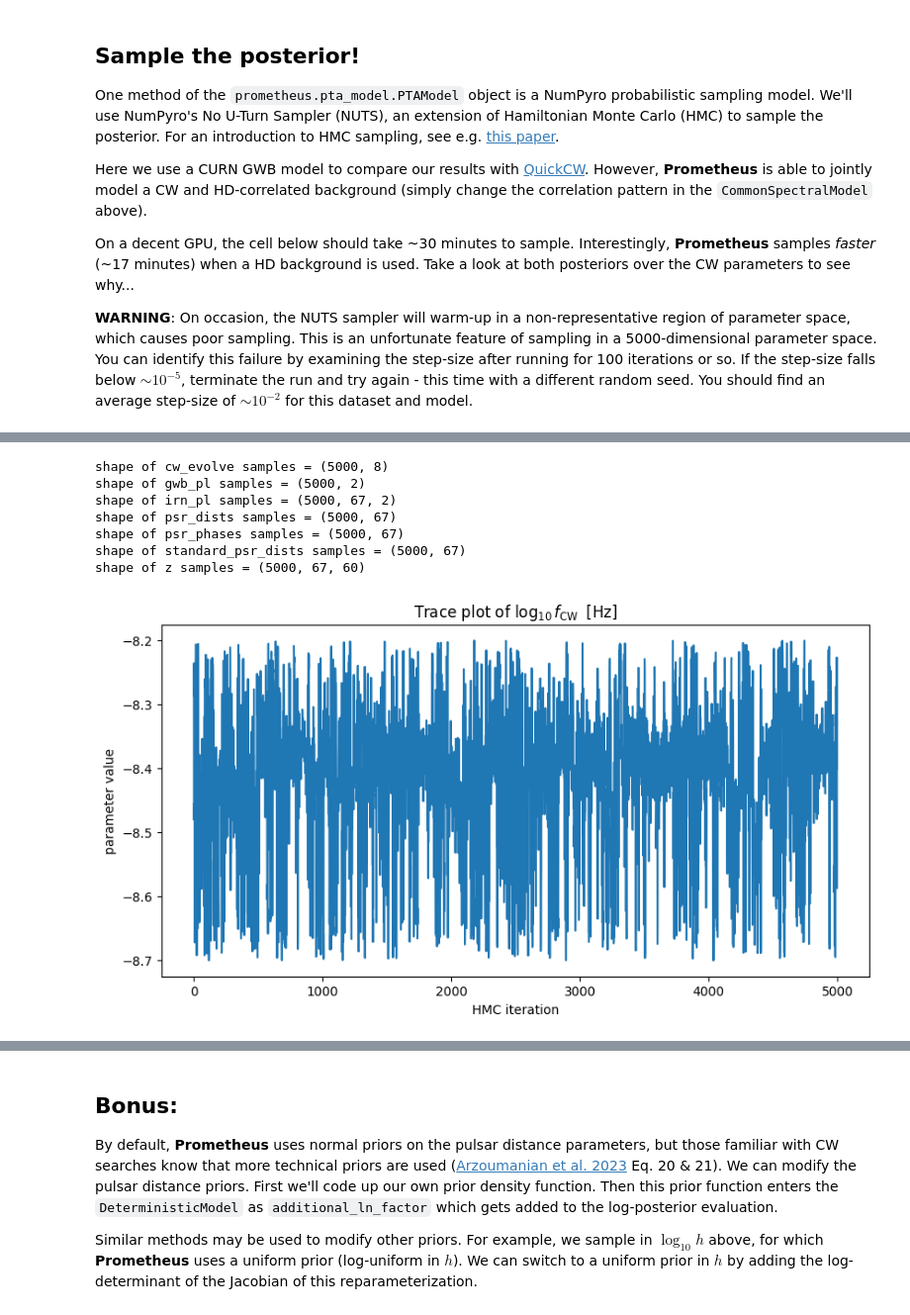
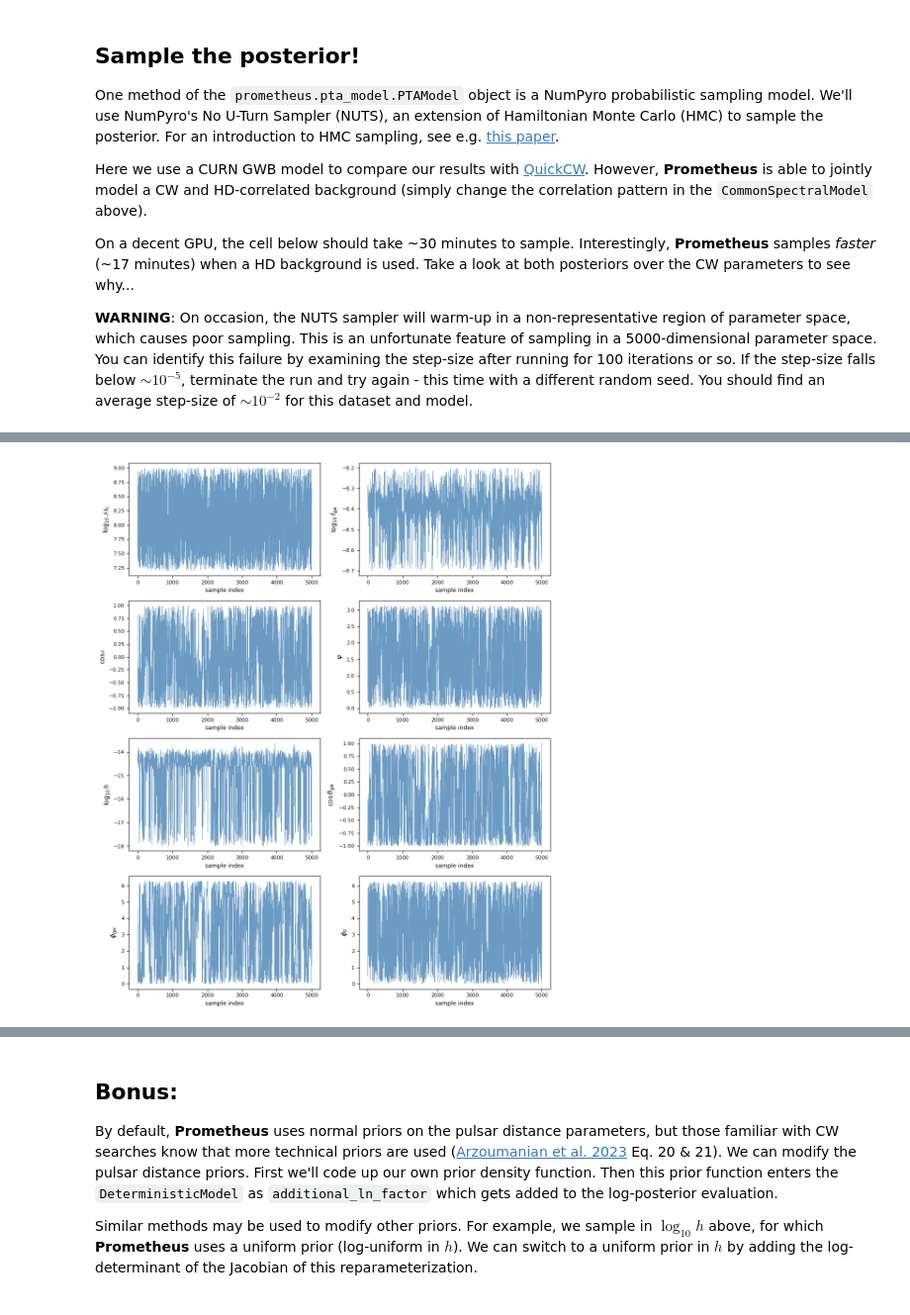
Before and after one commit to XGI-MSU/prometheus, a Jupyter notebook: examples/cw_pe.ipynb, the cells around one changed output, grey strips where cells are left out. Shown at 99% size. Cells and saved outputs as stored; diff of their text form; code cells hidden in the pictures.

```diff
--- a/examples/cw_pe.ipynb
+++ b/examples/cw_pe.ipynb
@@ -127,7 +75,7 @@ Advanced users need not adhere to the two-spectral-model-requirement above. Inst
 # we'll model the pulsar noise with a power law
 # the IndependentSpectralModel automatically applies this model to
 # every pulsar in the array independently
-psr_model = IndependentSpectralModel(name='irn_pl',
+psr_model = IndependentSpectralModel(name='psr_params',
                                      get_phi_diag_func=spectra.power_law,
                                      parameter_bounds=[[-20., -10.], # log_amp bounds
                                                        [0., 7.]],    # spectral index bounds
@@ -135,7 +83,7 @@ psr_model = IndependentSpectralModel(name='irn_pl',
 
 # model the GWB with a power law (no inter-pulsar correlations)
 # also specify the number of frequency bins used in the GWB model
-gwb_model = CommonSpectralModel(name='gwb_pl',
+gwb_model = CommonSpectralModel(name='gwb_params',
                                     get_phi_diag_func=spectra.power_law,
                                     parameter_bounds=[[-20., -10.], # log_amp bounds
                                                         [0., 7.]],    # spectral index bounds
@@ -153,14 +101,14 @@ We will use the evolving CW model to compare **Prometheus** and [QuickCW](https:
 # %%
 # the minimum/maximum values of the source parameters described above
 # the pulsar distance and phase parameters are sampled automatically
-cw_source_mins = np.array([7.2, -8.7, -1., 0, -18., -1., 0., 0.])
-cw_source_maxs = np.array([10., -8.2, 1., np.pi, -12., 1., 2. * np.pi, 2. * np.pi])
-cw_parameter_bounds = np.array([cw_source_mins, cw_source_maxs]).T
+cw_param_mins = np.array([7.2, -8.7, -1., 0, -18., -1., 0., 0.])
+cw_param_maxs = np.array([9., -8.2, 1., np.pi, -12., 1., 2. * np.pi, 2. * np.pi])
+cw_parameter_bounds = np.array([cw_param_mins, cw_param_maxs]).T
 
 # now we can build the deterministic model
-cw_model = DeterministicModel(name='cw_evolve',
+cw_model = DeterministicModel(name='cw_params',
                               data=NG15_data,
-                              get_delays_func=deterministic.cw_delay_evolve_low_freq_float32,
+                              get_delays_func=deterministic.cw_delay_evolve_float32,
                               parameter_bounds=cw_parameter_bounds,
                               with_psr_params=True)
 # %% [markdown]
@@ -227,12 +169 @@ There will also be samples of parameters 'a' and 'xi'. These are the Fourier coe
-# %%
-for key in list(samples.keys()):
-    print(f'shape of {key} samples = {samples[key].shape}')
-# %% [output]
-shape of cw_evolve samples = (5000, 8)
-shape of gwb_pl samples = (5000, 2)
-shape of irn_pl samples = (5000, 67, 2)
-shape of psr_dists samples = (5000, 67)
-shape of psr_phases samples = (5000, 67)
-shape of standard_psr_dists samples = (5000, 67)
-shape of z samples = (5000, 67, 60)
 # %%
@@ -250,11 +184,8 @@ with h5py.File('chains/15yr_quickCW_detection.h5', 'r') as f:
 # %%
-# trace plot of CW frequency parameter
-plt.figure(figsize=(10, 5))
-plt.plot(samples['cw_evolve'][:, 1])
-plt.xlabel('HMC iteration')
-plt.ylabel('parameter value')
-plt.title(r'Trace plot of $\log_{10} f_\text{CW}\;\;[\text{Hz}]$')
-plt.show()
+plotter = Iris(pta_model, samples)
-# %% [output]
-[figure, removed]
+# %%
+# trace plot
+fig = plotter.trace(plotter.det_model_params())
+# %% [output]
+[figure, added]
 # %%
```
Also changed, not shown: parts of 13 cells of this notebook, 12 other files.
